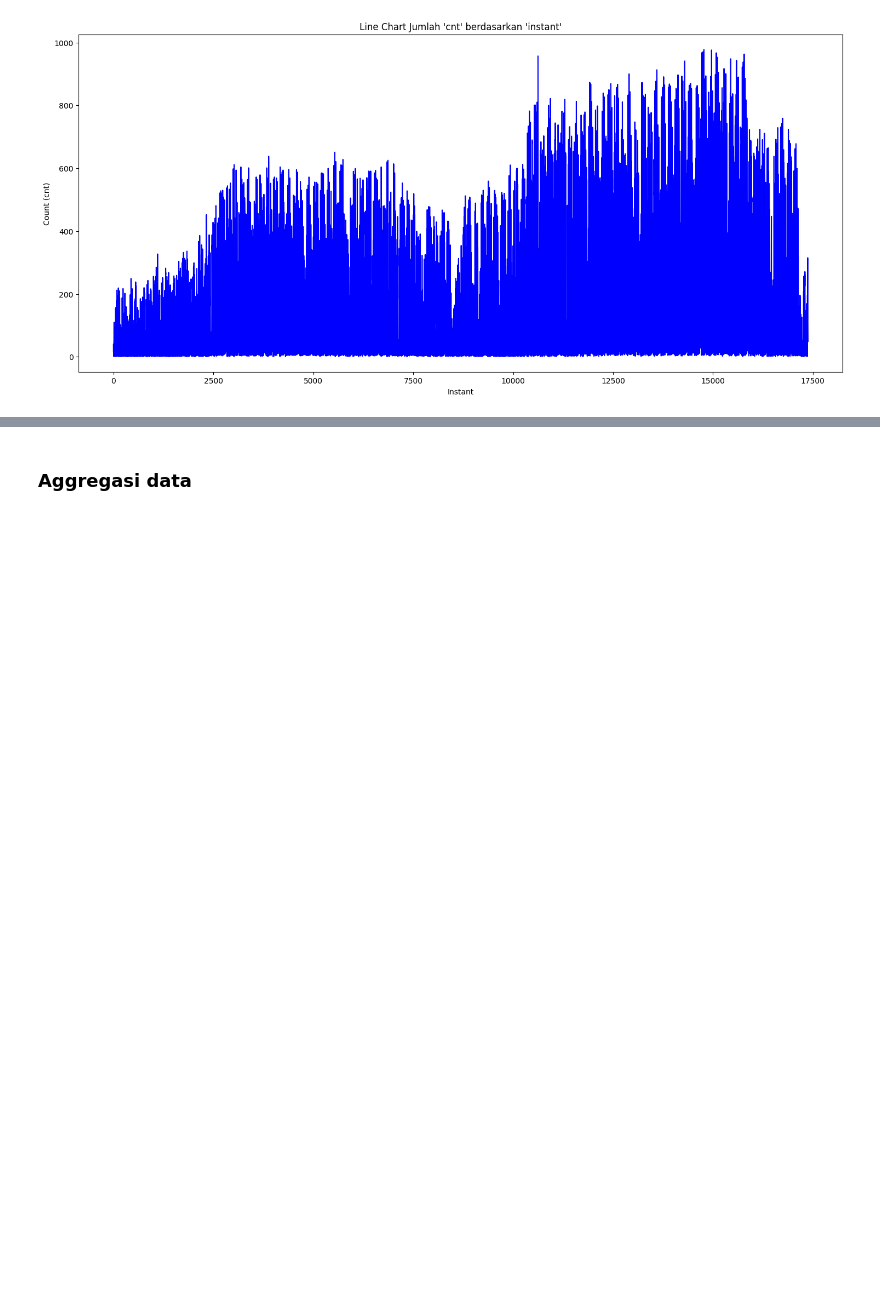
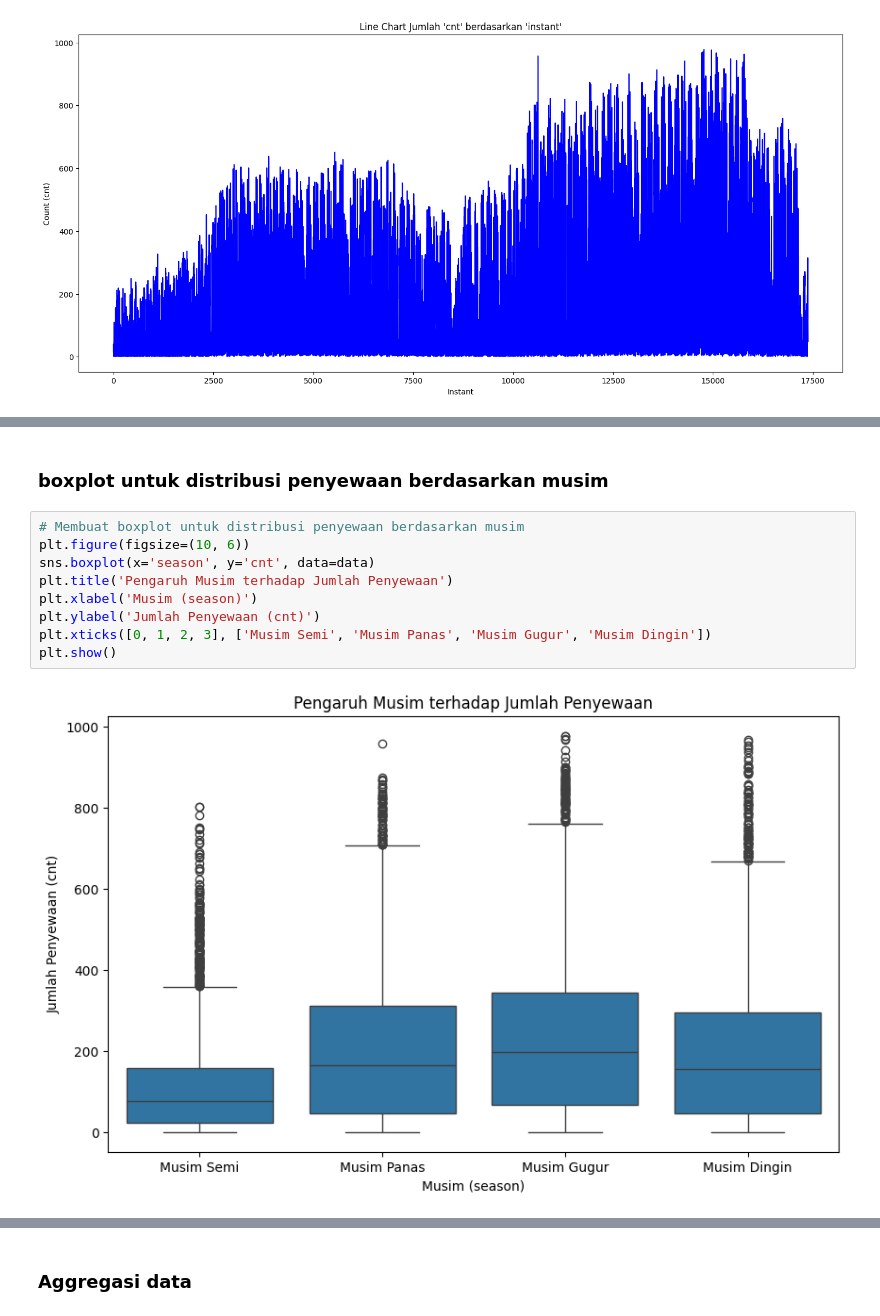
Before and after one commit to rexxar280903/Dicoding, a Jupyter notebook: submission/notebook.ipynb, the cells around one changed output, grey strips where cells are left out. Cells and saved outputs as stored; diff of their text form; blank space fills up the shorter version.

```diff
--- a/submission/notebook.ipynb
+++ b/submission/notebook.ipynb
@@ -218,0 +254,13 @@ plt.show()
+# %% [markdown]
+### boxplot untuk distribusi penyewaan berdasarkan musim
+# %%
+# Membuat boxplot untuk distribusi penyewaan berdasarkan musim
+plt.figure(figsize=(10, 6))
+sns.boxplot(x='season', y='cnt', data=data)
+plt.title('Pengaruh Musim terhadap Jumlah Penyewaan')
+plt.xlabel('Musim (season)')
+plt.ylabel('Jumlah Penyewaan (cnt)')
+plt.xticks([0, 1, 2, 3], ['Musim Semi', 'Musim Panas', 'Musim Gugur', 'Musim Dingin'])
+plt.show()
+# %% [output]
+[figure, added]
```
Also changed, not shown: parts of 32 cells of this notebook, 2 other files.
